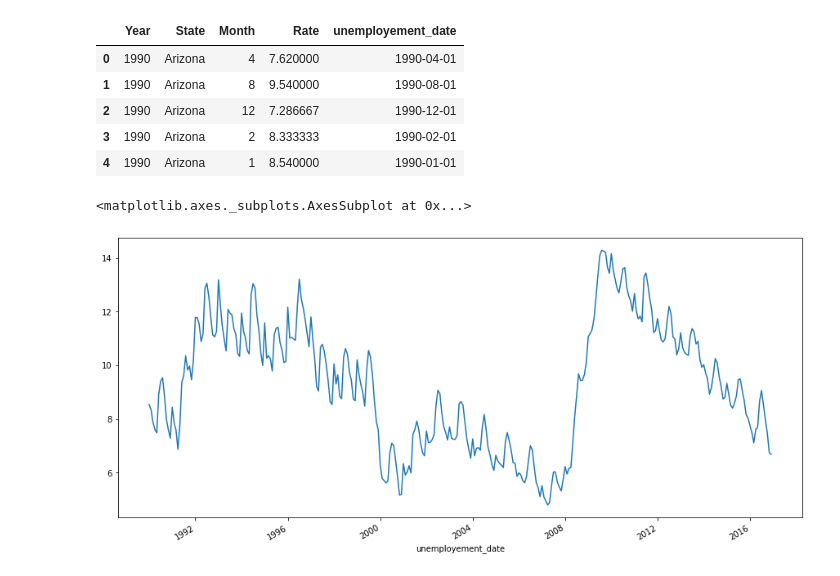
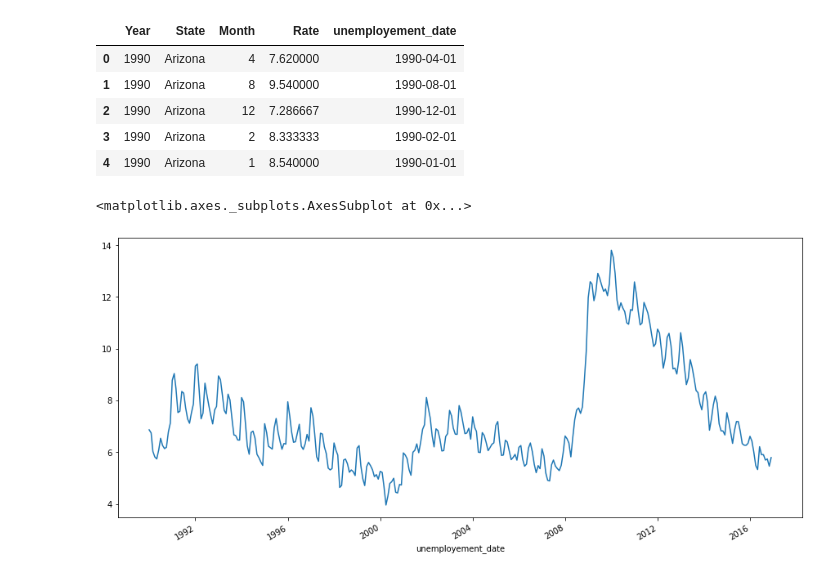
Before and after one commit to samirLazzali/air-passengers-prediction, a Jupyter notebook: Notebook/check_external_data.ipynb, the cells around one changed output. Drawn from its saved outputs; the diff is of its cells as text; code cells hidden in the pictures.

```diff
--- a/Notebook/check_external_data.ipynb
+++ b/Notebook/check_external_data.ipynb
@@ -157,14 +121,29 @@ See the caveats in the documentation: https://pandas.pydata.org/pandas-docs/stab
 unemployment = pd.read_csv(
     os.path.join('../data', 'unemployment.csv')
 )
-unemployment.head()
 print(unemployment.shape)
-
 # recuperation des states de nos airports
 STATE_FULL = airports.STATE_FULL.unique()
+#print(STATE_FULL)
 # On ne garde que les States des airports du strating kit
+#unemployment = unemployment[unemployment['State'].isin(STATE_FULL)]
+sate_un = unemployment[unemployment['State'].isin(STATE_FULL)].State.unique()
+print("Il nous manque les états de : ",np.setdiff1d(STATE_FULL, sate_un))
+
+# La floride est voisine de la Géorigie et de l'Alabama, la Georgie etant aussi manquante
+# nous allons remplacer Floride par Alabama qui ont des taux de chomage comparable depuis 1990.
+#https://www.google.com/publicdata/explore?ds=z1ebjpgk2654c1_&met_y=unemployment_rate&fdim_y=seasonality:S&idim=state:ST1200000000000:ST0600000000000&hl=en&dl=en#!ctype=l&strail=false&bcs=d&nselm=h&met_y=unemployment_rate&fdim_y=seasonality:S&scale_y=lin&ind_y=false&rdim=state&idim=state:ST1200000000000:ST0100000000000&ifdim=state:country:US&hl=en_US&dl=en&ind=false
+unemployment_florida = unemployment[unemployment['State'] == 'Alabama']
+unemployment_florida['State'] = 'Florida'
+
+# De meme pour la georgie qui est voisine avec : North Carolina, Alabama, South Carolina, Tennessee
+# https://www.google.com/publicdata/explore?ds=z1ebjpgk2654c1_&met_y=unemployment_rate&fdim_y=seasonality:S&idim=state:ST1200000000000:ST0600000000000&hl=en&dl=en#!ctype=l&strail=false&bcs=d&nselm=h&met_y=unemployment_rate&fdim_y=seasonality:S&scale_y=lin&ind_y=false&rdim=state&idim=state:ST0100000000000:ST1300000000000:ST4500000000000:ST4700000000000:ST3700000000000&ifdim=state:country:US&hl=en_US&dl=en&ind=false
+unemployment_georgia = unemployment[unemployment['State'].isin(['North Carolina','Alabama','South Carolina', 'Tennessee',])]
+unemployment_georgia['State'] = 'Georgia'
+unemployment_georgia
+unemployment = pd.concat([unemployment,unemployment_georgia, unemployment_florida])
+
+# on ne garde que les état qui nous interessent
 unemployment = unemployment[unemployment['State'].isin(STATE_FULL)]
-print(unemployment.shape)
-unemployment.head()
 # %% [output]
 (885548, 5)
@@ -231,7 +201,7 @@ state_unemployment.head()
 | 4 | 1990 | Arizona | 1 | 8.540000 | 1990-01-01 |
 # %%
 plt.figure(figsize=(15,7))
-state_unemployment[(state_unemployment['State'] == 'Arizona')].set_index('unemployement_date')['Rate'].plot()
+state_unemployment[(state_unemployment['State'] == 'Georgia')].set_index('unemployement_date')['Rate'].plot()
 # %% [output]
 <matplotlib.axes._subplots.AxesSubplot at 0x...>
-[figure, old version]
+[figure, new version]
```
Also changed, not shown: parts of 18 cells of this notebook, 7 other files.
